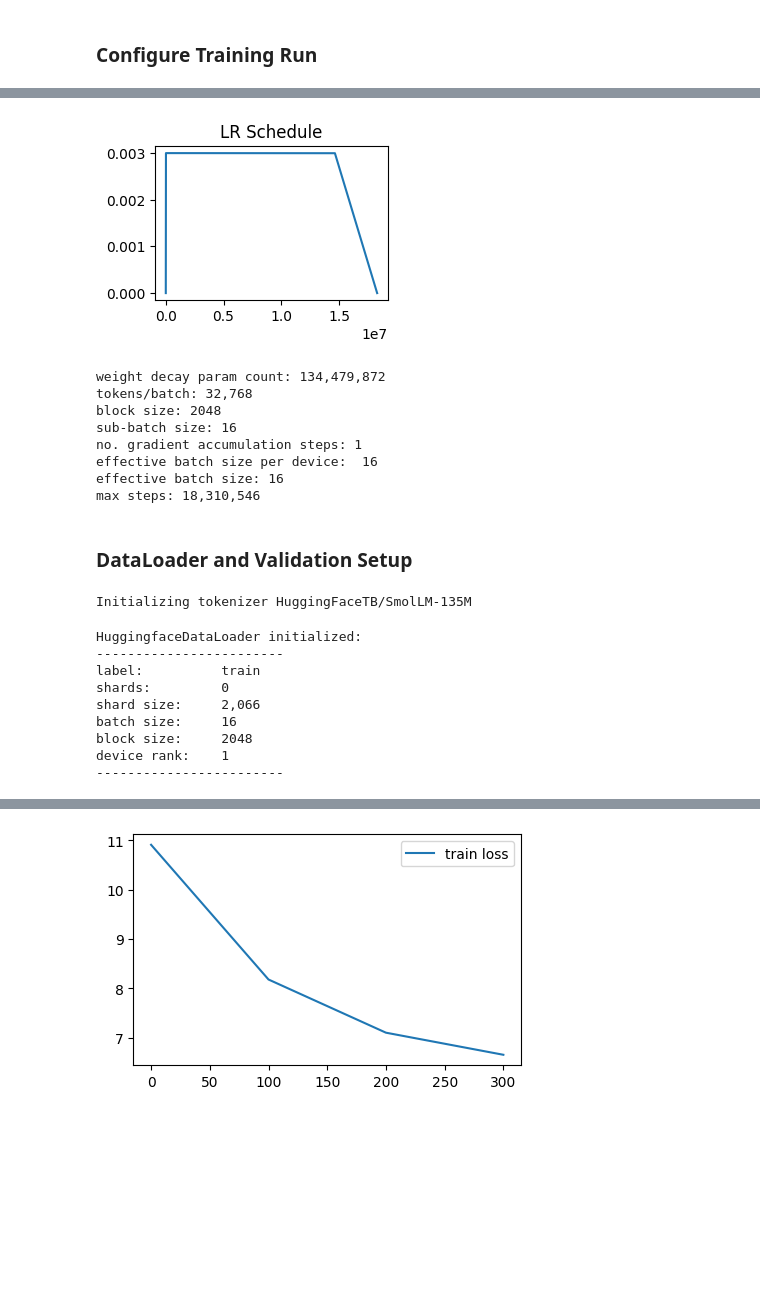
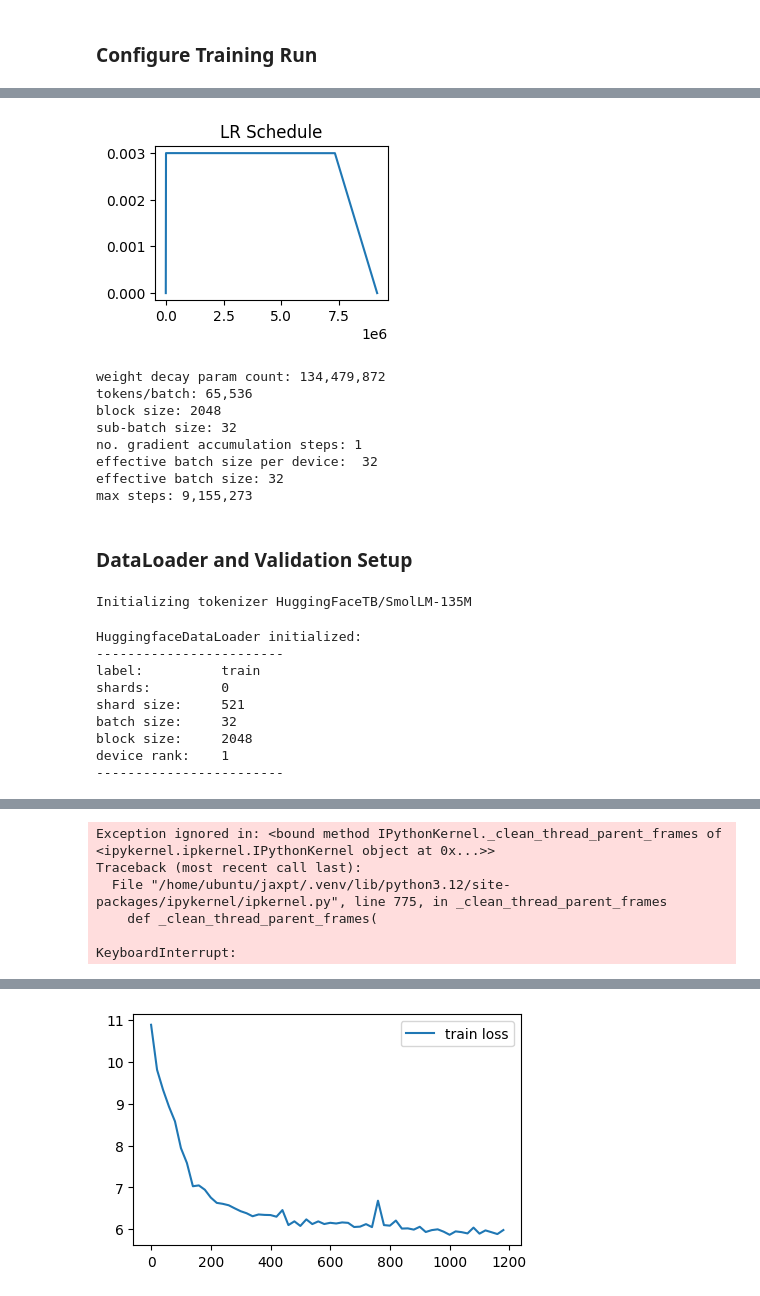
Before and after one commit to novastar53/jaxpt, a Jupyter notebook: notebooks/train_mobile_llm.ipynb, the cells around one changed output, grey strips where cells are left out. Saved outputs shown, nothing was run; the diff lists cells and outputs as text; code cells hidden in the pictures; blank space fills up the shorter version.

Commit message:
Did a short test on an 80GB H100 to test a batch size of 32 for the Mobile LLM notebook.

```diff
--- a/notebooks/train_mobile_llm.ipynb
+++ b/notebooks/train_mobile_llm.ipynb
@@ -210,15 +205,15 @@ import optax
 
 @dataclasses.dataclass
 class TrainerConfig:
-  num_tokens_per_batch: int = 2**15 # 2**19, 0.5 million as per the GPT 3.5 paper
-  mB: int = 16
+  num_tokens_per_batch: int = 2**16 # 2**19, 0.5 million as per the GPT 3.5 paper
+  mB: int = 32
   T: int = 2048
-  max_steps: int = int((600e9) // (2**15))
+  max_steps: int = int((600e9) // (2**16))
   max_lr: float = 3e-3
   min_lr: float = max_lr * 0.1
   max_grad_norm: float = 1.0  # Clip gradients to this norm
   warmup_steps: int = 5000
-  print_interval: int = 100
+  print_interval: int = 20
   eval_interval: int = 5000
   checkpoint_interval: int = 10000
   grad_accumulation_steps: int = num_tokens_per_batch // (mB * T * num_devices) # Number of steps over which to average the gradient
@@ -298,13 +293,13 @@ print(f"max steps: {trconf.max_steps:,}")
 # %% [output]
 [figure]
 weight decay param count: 134,479,872
-tokens/batch: 32,768
+tokens/batch: 65,536
 block size: 2048
-sub-batch size: 16
+sub-batch size: 32
 no. gradient accumulation steps: 1
-effective batch size per device:  16
-effective batch size: 16
-max steps: 18,310,546
+effective batch size per device:  32
+effective batch size: 32
+max steps: 9,155,273
 # %% [markdown]
 ### DataLoader and Validation Setup
 # %%
@@ -325,7 +320,7 @@ train_dl = HuggingfaceDataLoader(batch_size=trconf.mB,
                                  probabilities=[0.111, 0.016 , 0.873],
                                  label="train",
                                  random_seed=1337,
-                                 buffer_size=1000,
+                                 buffer_size=100_000,
                                  streaming=True)
 # %% [output]
 Initializing tokenizer HuggingFaceTB/SmolLM-135M
@@ -333,8 +328,8 @@ HuggingfaceDataLoader initialized:
 ------------------------
 label:          train
 shards:         0
-shard size:     2,066
-batch size:     16
+shard size:     521
+batch size:     32
 block size:     2048
 device rank:    1
 ------------------------
@@ -372,7 +367,11 @@ try:
     if step % trconf.print_interval == 0:
       train_losses.append((step, avg_loss))
       append_to_csv(log_dir / f"{run_dirname}_train.csv", [step, lr, avg_loss, norm, iter_time*1000, tokens_processed, tokens_per_sec])
-      print(f"{step} | lr: {lr:0.2e} | loss: {avg_loss:0.4f} | time: {iter_time*1000:0.2f}ms | tokens processed: {tokens_processed:,} | tok/sec: {tokens_per_sec:,.2f}") #, end="\r")
+      print(f"{step} | lr: {lr:0.2e} | "
+            f"loss: {avg_loss:0.4f} | "
+            f"time: {iter_time*1000:0.2f}ms | "
+            f"tokens processed: {tokens_processed:,} | "
+            f"tok/sec: {tokens_per_sec:,.2f}", end="\r")
     if step % trconf.eval_interval == 0:
       print("Evaluation TBD")
       #save_checkpoint(m, run_dirname, step)
@@ -395,0 +406,6 @@ Received KeyboardInterrupt. Exiting...
+Exception ignored in: <bound method IPythonKernel._clean_thread_parent_frames of <ipykernel.ipkernel.IPythonKernel object at 0x...>>
+Traceback (most recent call last):
+  File "/home/ubuntu/jaxpt/.venv/lib/python3.12/site-packages/ipykernel/ipkernel.py", line 775, in _clean_thread_parent_frames
+    def _clean_thread_parent_frames(
+
+KeyboardInterrupt:
@@ -396 +414 @@ Received KeyboardInterrupt. Exiting...
-[figure, old version]
+[figure, new version]
```
Also changed, not shown: parts of 5 cells of this notebook.
